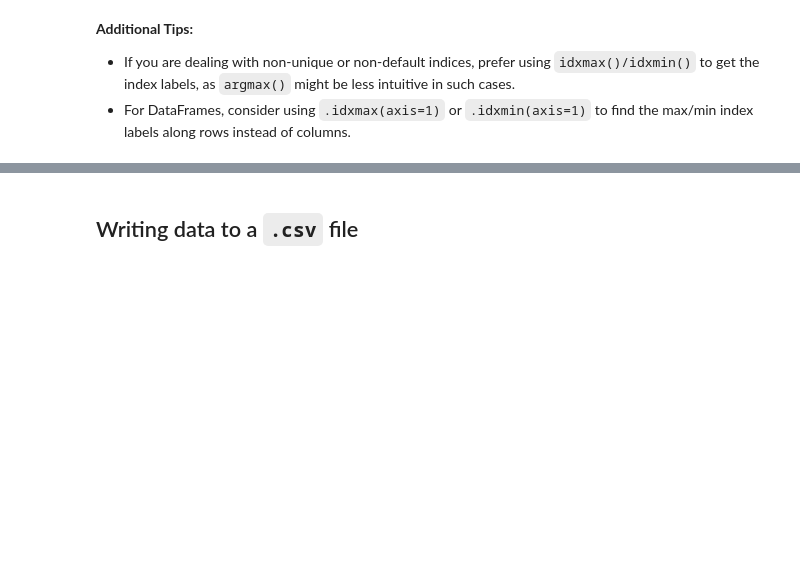
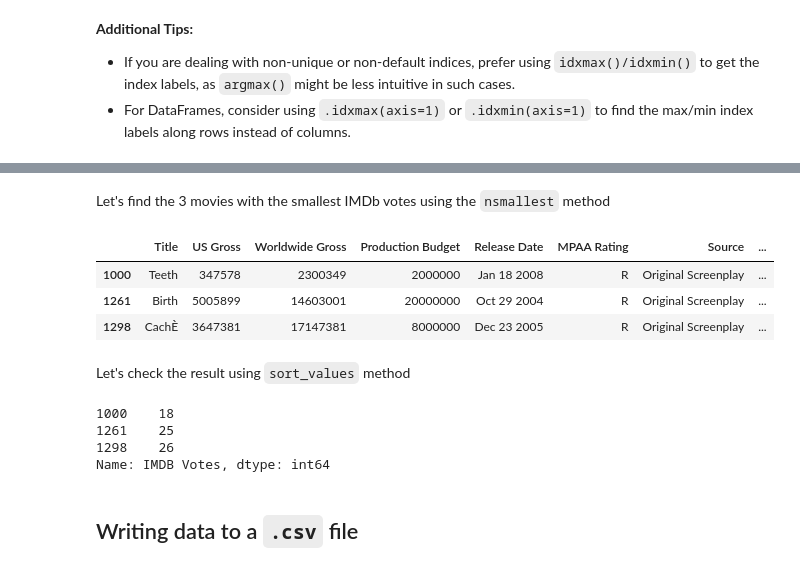
Before and after one commit to Lizhen0909/nu-stat303-1-sec20-coursebook, a Jupyter notebook: Reading data.ipynb, the cells around one changed output, grey strips where cells are left out. Drawn from its saved outputs; the diff is of its cells as text; code cells hidden in the pictures; blank space fills up the shorter version.

```diff
--- a/Reading data.ipynb
+++ b/Reading data.ipynb
@@ -717,3 +514,23 @@ dtype: int64
+# %% [markdown]
+Let's find the 3 movies with the smallest IMDb votes using the `nsmallest` method
+# %%
+bottom_3_movies = movie_ratings.nsmallest(3, 'IMDB Votes')
+bottom_3_movies
+# %% [output]
+|  | Title | US Gross | Worldwide Gross | Production Budget | Release Date | MPAA Rating | Source | ... |
+| 1000 | Teeth | 347578 | 2300349 | 2000000 | Jan 18 2008 | R | Original Screenplay | ... |
+| 1261 | Birth | 5005899 | 14603001 | 20000000 | Oct 29 2004 | R | Original Screenplay | ... |
+| 1298 | CachÈ | 3647381 | 17147381 | 8000000 | Dec 23 2005 | R | Original Screenplay | ... |
+# %% [markdown]
+Let's check the result using `sort_values` method
+# %%
+# using the sort_values method
+movie_ratings_sorted['IMDB Votes'].nsmallest(3)
+# %% [output]
+1000    18
+1261    25
+1298    26
+Name: IMDB Votes, dtype: int64
 # %% [markdown]
 ## Writing data to a `.csv` file
 # %% [markdown]
```
Also changed, not shown: parts of 49 cells of this notebook, 4 other files.
